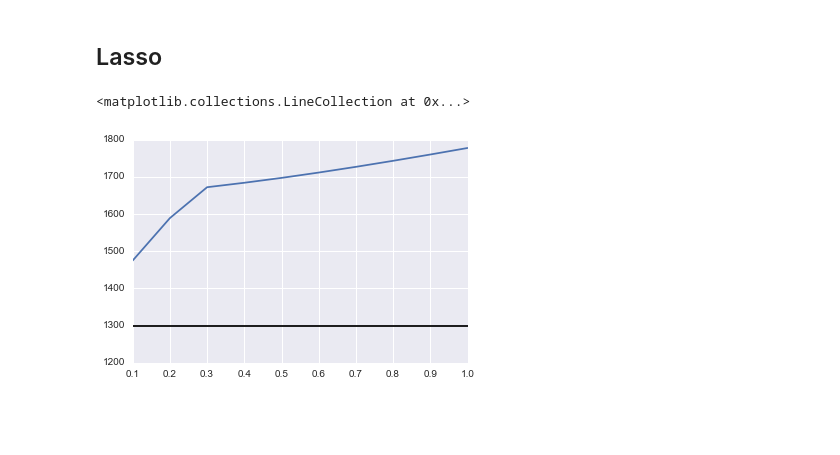
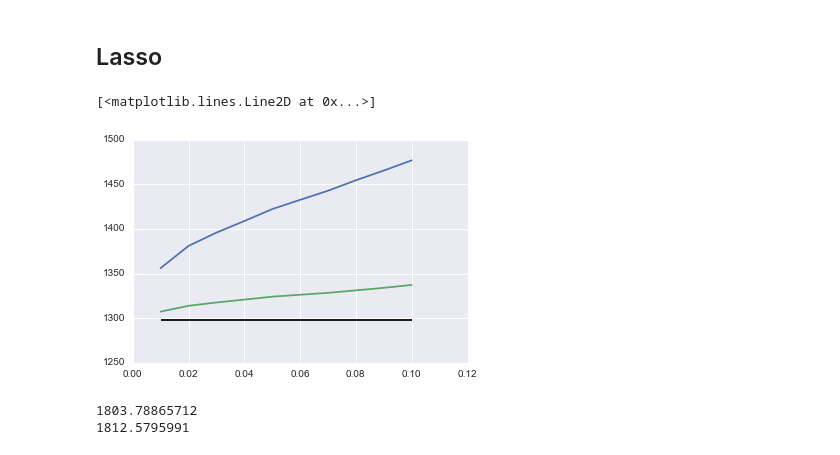
Before and after one commit to ewillmot/kaggle-allstate, a Jupyter notebook: notebooks/20161031_KEW_linearmodels.ipynb, the cells around one changed output. Drawn from its saved outputs; the diff is of its cells as text; code cells hidden in the pictures; blank space fills up the shorter version.

```diff
--- a/notebooks/20161031_KEW_linearmodels.ipynb
+++ b/notebooks/20161031_KEW_linearmodels.ipynb
@@ -16,7 +16,9 @@ from sklearn.preprocessing import LabelEncoder, OneHotEncoder
 
 %matplotlib inline
 # %%
-loc = '/Users/elena/Documents/Kaggle/Allstate/data/'
+#loc = '/Users/elena/Documents/Kaggle/Allstate/data/'
+loc = '/Users/elenaw/Documents/Kaggle/Allstate/data/'
+
 train = pd.read_csv(os.path.join(loc,'train.csv'))
 train.drop('id',axis=1,inplace=True)
 
@@ -172,17 +174,43 @@ plt.legend()
 # %% [markdown]
 ## Lasso
 # %%
-alphas = np.linspace(0.1,1.0,10)
+X_train, X_test, y_train, y_test = train_test_split(x, y, test_size=.25)
+
+alphas = np.linspace(0.01,0.1,10)
 
 maes = []
+maes_avg = []
 for a in alphas:
     model = Lasso(alpha=a)
     model.fit(X_train,y_train)
     pred = model.predict(X_test)
     maes.append(mean_absolute_error(np.expm1(y_test),np.expm1(pred)))
 
+    model2 = LinearRegression()
+    model2.fit(X_train,y_train)
+    pred2 = model2.predict(X_test)
+    maes_avg.append(mean_absolute_error(np.expm1(y_test),np.expm1((pred+pred2)/2.0)))
+
 plt.plot(alphas,maes)
-plt.hlines(1298,0.1,1.0)
+plt.hlines(1298,0.01,0.1)
+plt.plot(alphas,maes_avg)
 # %% [output]
-<matplotlib.collections.LineCollection at 0x...>
+[<matplotlib.lines.Line2D at 0x...>]
-[figure, old version]
+[figure, new version]
+# %%
+ys = dataset_cont['log-loss']
+xs = dataset_cont.drop('log-loss',axis=1)
+
+X_train, X_test, y_train, y_test = train_test_split(xs, ys, test_size=.25)
+
+model1 = LinearRegression()
+model1.fit(X_train,y_train)
+
+model2 = Lasso()
+model2.fit(X_train,y_train)
+
+print mean_absolute_error(np.expm1(y_test),np.expm1(model1.predict(X_test)))
+print mean_absolute_error(np.expm1(y_test),np.expm1(model2.predict(X_test)))
+# %% [output]
+1803.78865712
+1812.5795991
```
Also changed, not shown: parts of 7 cells of this notebook.
